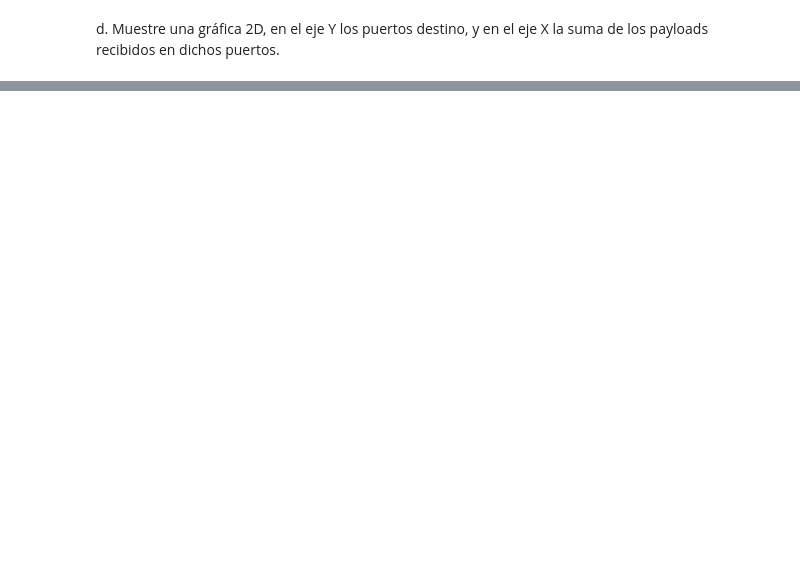
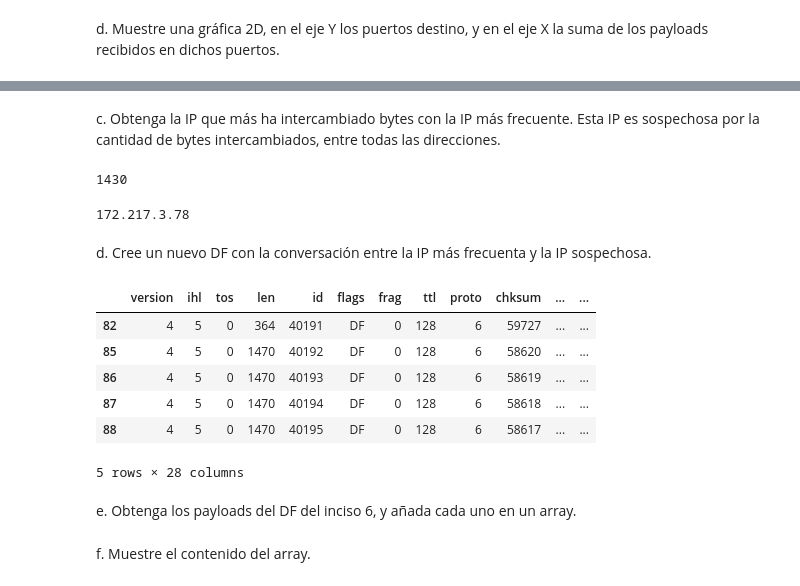
Before and after one commit to dianaxime/SDS-LAB5, a Jupyter notebook: SDS-Lab05.ipynb, the cells around one changed output, grey strips where cells are left out. Cells and saved outputs as stored; diff of their text form; code cells hidden in the pictures; blank space fills up the shorter version.

```diff
--- a/SDS-Lab05.ipynb
+++ b/SDS-Lab05.ipynb
@@ -270,0 +314,17 @@ df.groupby('dport').count()['payload'].plot(legend=True, figsize=(15, 8))
+# %% [markdown]
+c. Obtenga la IP que más ha intercambiado bytes con la IP más frecuente.  Esta IP es
+sospechosa por la cantidad de bytes intercambiados, entre todas las direcciones.
+# %%
+max_payload = max(df_src_frecuente['payload'])
+
+print(max_payload)
+# %% [output]
+1430
+# %%
+suspicious = df_src_frecuente[df_src_frecuente['payload'] == max_payload]['dst'].unique()[0]
+
+print(suspicious)
+# %% [output]
+172.217.3.78
+# %% [markdown]
+d. Cree un nuevo DF con la conversación entre la IP más frecuenta y la IP sospechosa.
@@ -270,0 +333,12 @@ df.groupby('dport').count()['payload'].plot(legend=True, figsize=(15, 8))
+# %%
+df_f_s.head()
+# %% [output]
+|  | version | ihl | tos | len | id | flags | frag | ttl | proto | chksum | ... | ... |
+| 82 | 4 | 5 | 0 | 364 | 40191 | DF | 0 | 128 | 6 | 59727 | ... | ... |
+| 85 | 4 | 5 | 0 | 1470 | 40192 | DF | 0 | 128 | 6 | 58620 | ... | ... |
+| 86 | 4 | 5 | 0 | 1470 | 40193 | DF | 0 | 128 | 6 | 58619 | ... | ... |
+| 87 | 4 | 5 | 0 | 1470 | 40194 | DF | 0 | 128 | 6 | 58618 | ... | ... |
+| 88 | 4 | 5 | 0 | 1470 | 40195 | DF | 0 | 128 | 6 | 58617 | ... | ... |
+5 rows × 28 columns
+# %% [markdown]
+e. Obtenga los payloads del DF del inciso 6, y añada cada uno en un array.
@@ -270,0 +347,2 @@ df.groupby('dport').count()['payload'].plot(legend=True, figsize=(15, 8))
+# %% [markdown]
+f. Muestre el contenido del array.
```
Also changed, not shown: parts of 21 cells of this notebook, 1 other file.
